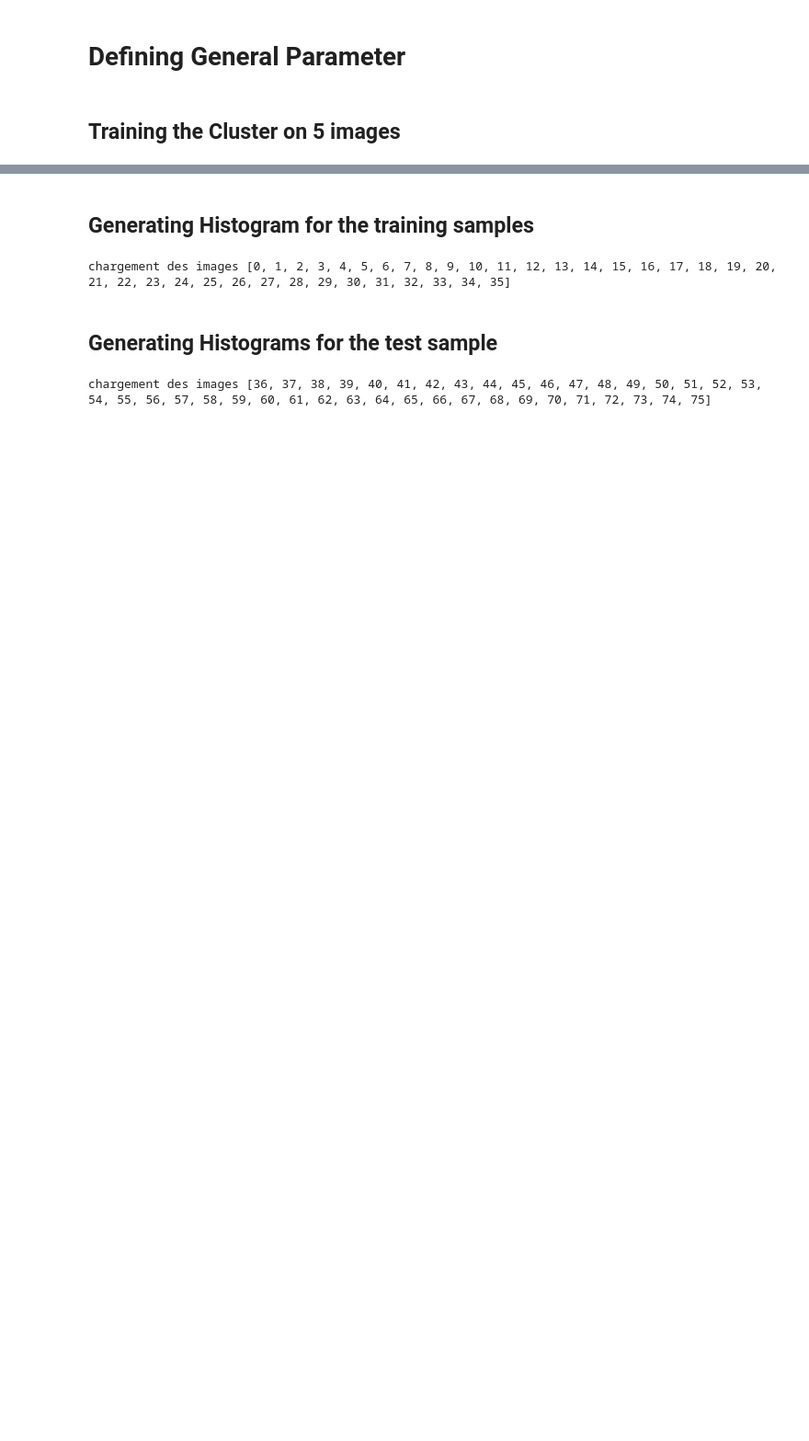
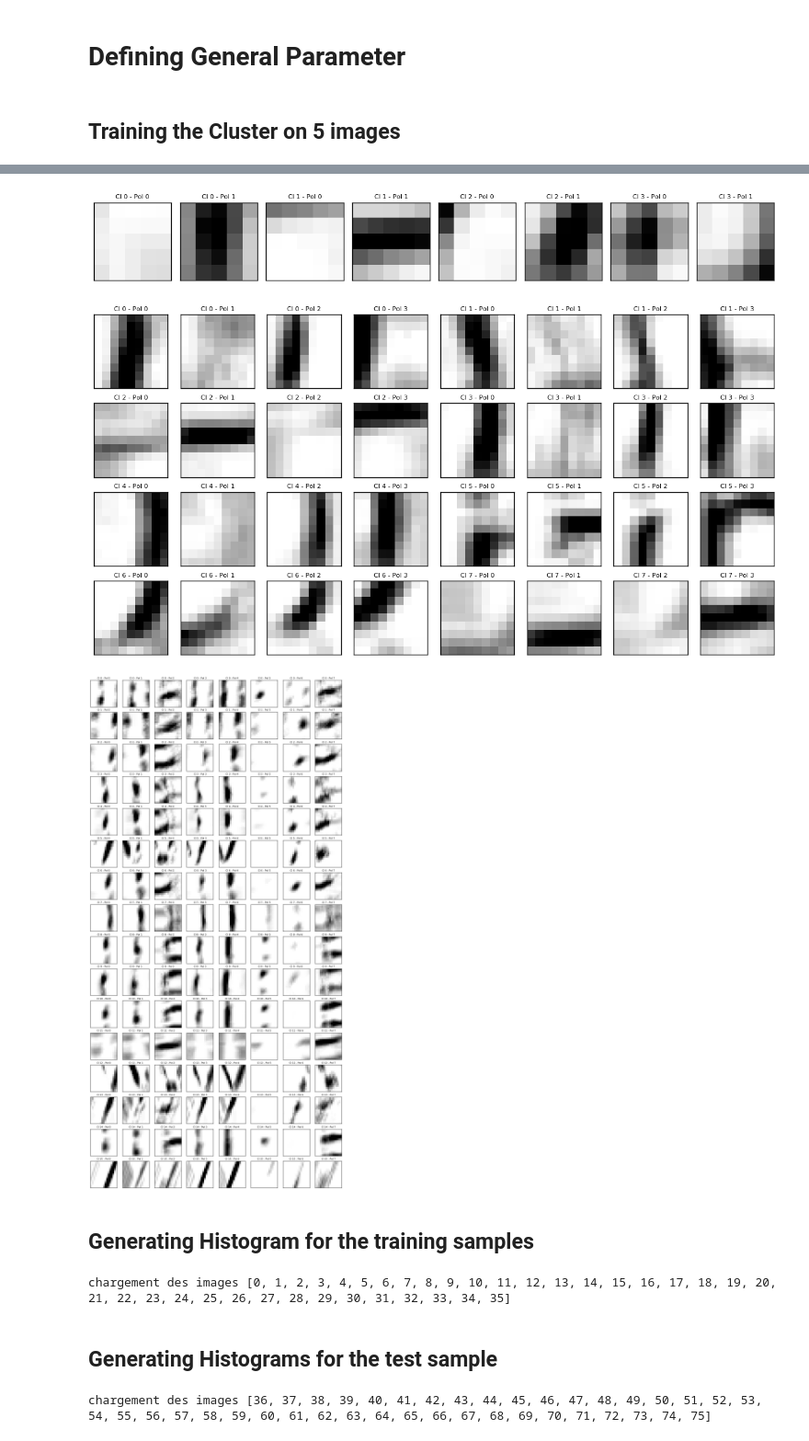
Before and after one commit to VictorBoutin/HOTS, a Jupyter notebook: Probe/Classifying.ipynb, the cells around one changed output, grey strips where cells are left out. Shown at 92% size. Drawn from its saved outputs; the diff is of its cells as text; code cells hidden in the pictures; blank space fills up the shorter version.

```diff
--- a/Probe/Classifying.ipynb
+++ b/Probe/Classifying.ipynb
@@ -21,6 +25,7 @@ LoadCluster = True
 ClusterFile = '../Records/ClassifyingNotebook/Clusters.pkl'
 tau = 0.02
 R = 2
+KN = 2
 nb_cluster = 4
 ImageSize = (32,32)
 # %% [markdown]
@@ -31,15 +36,17 @@ event0 = Event(ImageSize=(32,32), ListPolarities=[-1,1])
 
 event0.LoadFromMat('../Data/ExtractedStabilized.mat',image_number=image_list)
 
-InputFilter = Filter(event0)
-event1 = InputFilter.FilterNHBD(threshold=15,neighbourhood=2)
+InputFilter = FilterNHBD(threshold=15,neighbourhood=2)
+L1 = ClusteringLayer(tau=tau, R=R, verbose=1)
+L2 = ClusteringLayer(tau=10*tau, R=KN*R, verbose=1)
+L3 = ClusteringLayer(tau=10*10*tau, R=KN*KN*R, verbose=1)
 
-L1 = ClusteringLayer(event1,verbose=1)
-event2, ClusterLayer1= L1.TrainLayer(tau=tau, R=R, nb_cluster=nb_cluster)
-L2 = ClusteringLayer(event2,verbose=1)
-event3, ClusterLayer2 = L2.TrainLayer(tau=10*tau, R=2*R, nb_cluster=2*nb_cluster)
-L3 = ClusteringLayer(event3,verbose=1)
-event4, ClusterLayer3 = L3.TrainLayer(tau=10*10*tau, R= 2*2*R, nb_cluster=2*2*nb_cluster)
+print(event0.address.shape)
+event1 = InputFilter.RunFilter(event0)
+print(event1.address.shape[0])
+event2, ClusterLayer1= L1.TrainLayer(event1, nb_cluster=nb_cluster)
+event3, ClusterLayer2 = L2.TrainLayer(event2, nb_cluster=2*nb_cluster)
+event4, ClusterLayer3 = L3.TrainLayer(event3, nb_cluster=2*2*nb_cluster)
 
 
 if SaveCluster==True:
@@ -47,3 +64,11 @@ if SaveCluster==True:
+# %%
+DisplaySurface2D(ClusterLayer1.prototype, nb_polarities=2)
+DisplaySurface2D(ClusterLayer2.prototype, nb_polarities=4)
+DisplaySurface2D(ClusterLayer3.prototype, nb_polarities=8)
+# %% [output]
+[figure, added]
+[figure, added]
+[figure, added]
 # %% [markdown]
 ## Generating Histogram for the training samples
 # %%
```
Also changed, not shown: parts of 32 cells of this notebook.
